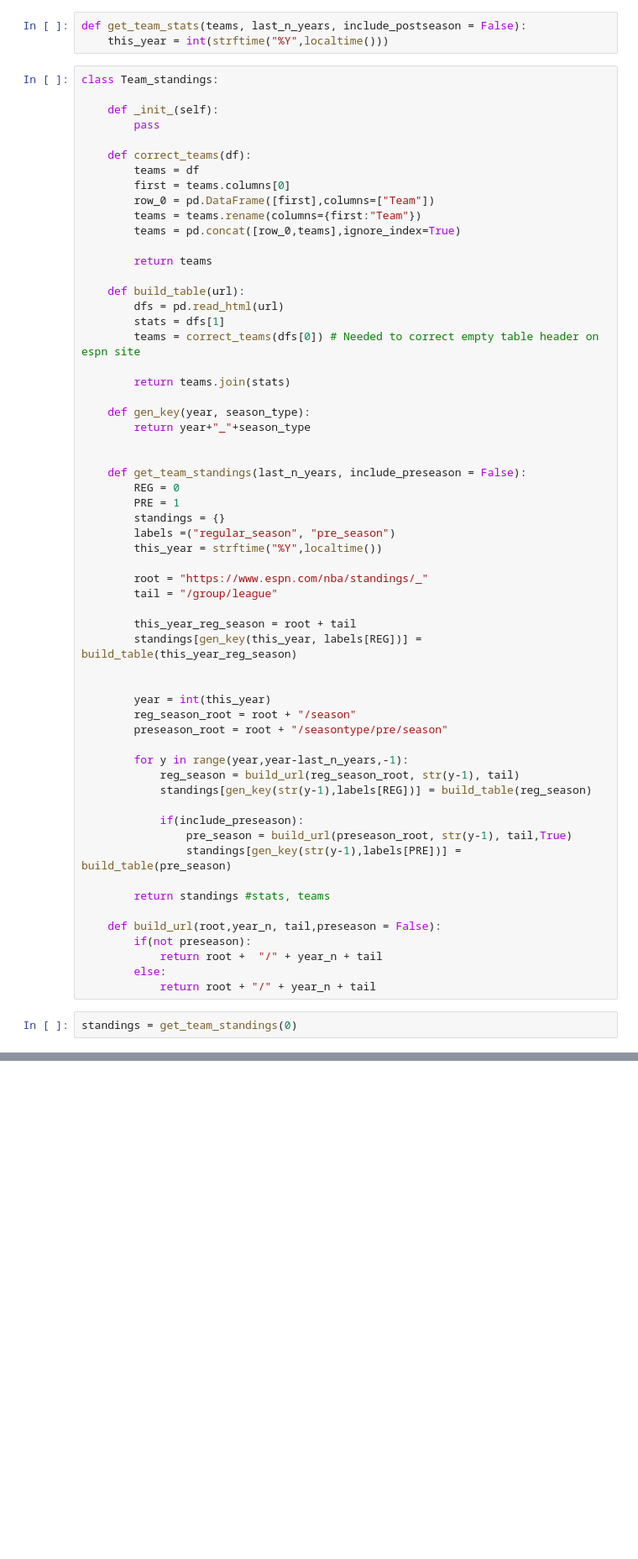
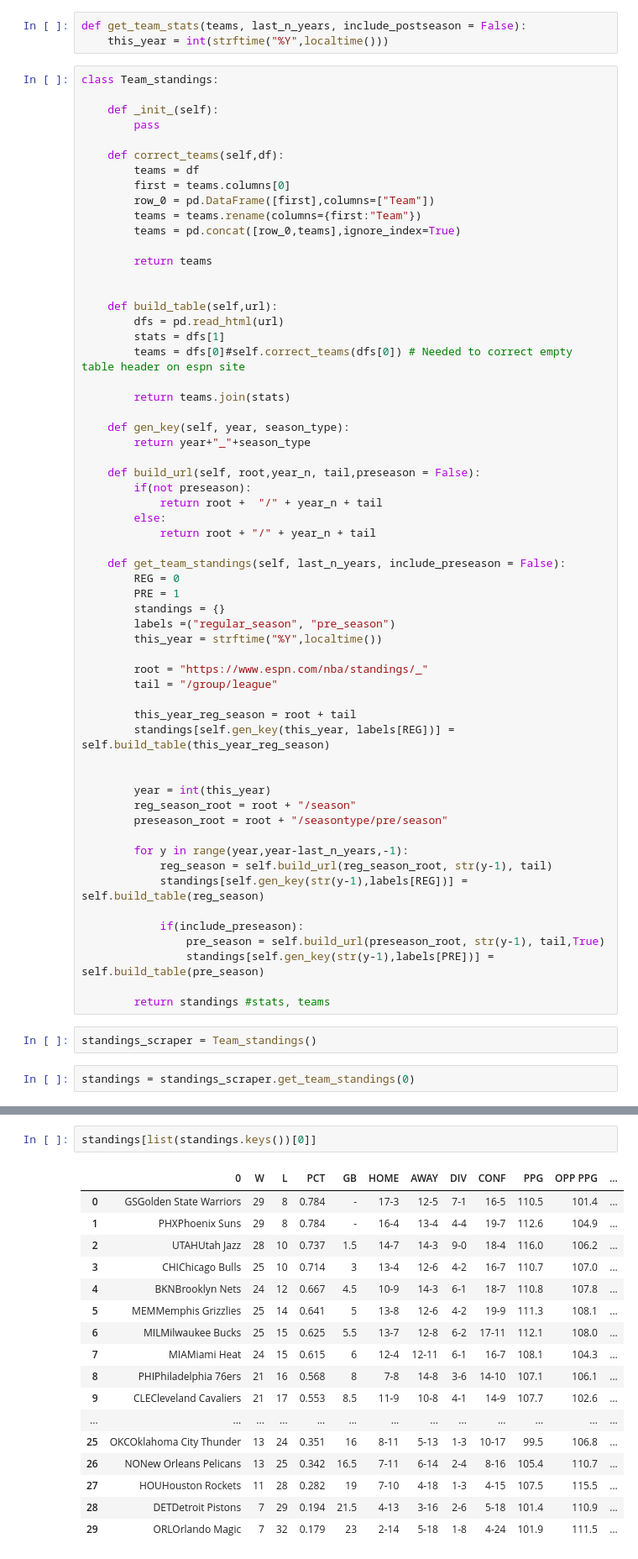
Before and after one commit to Blunt10K/NBA, a Jupyter notebook: Web_scraper.ipynb, the cells around one changed output, grey strips where cells are left out. Shown at 84% size. Saved outputs shown, nothing was run; the diff lists cells and outputs as text; blank space fills up the shorter version.

Commit message:
Web scraper issue for old pandas [oldPandas]

```diff
--- a/Web_scraper.ipynb
+++ b/Web_scraper.ipynb
@@ -30,7 +26,7 @@ class Team_standings:
     def _init_(self):
         pass
 
-    def correct_teams(df):
+    def correct_teams(self,df):
         teams = df
         first = teams.columns[0]
         row_0 = pd.DataFrame([first],columns=["Team"])
@@ -39,18 +35,24 @@ class Team_standings:
 
         return teams
 
-    def build_table(url):
+
+    def build_table(self,url):
         dfs = pd.read_html(url)
         stats = dfs[1]
-        teams = correct_teams(dfs[0]) # Needed to correct empty table header on espn site
+        teams = dfs[0]#self.correct_teams(dfs[0]) # Needed to correct empty table header on espn site
 
         return teams.join(stats)
 
-    def gen_key(year, season_type):
+    def gen_key(self, year, season_type):
         return year+"_"+season_type
 
+    def build_url(self, root,year_n, tail,preseason = False):
+        if(not preseason):
+            return root +  "/" + year_n + tail
+        else:
+            return root + "/" + year_n + tail
 
-    def get_team_standings(last_n_years, include_preseason = False):
+    def get_team_standings(self, last_n_years, include_preseason = False):
         REG = 0
         PRE = 1
         standings = {}
@@ -61,7 +63,7 @@ class Team_standings:
         tail = "/group/league"
 
         this_year_reg_season = root + tail
-        standings[gen_key(this_year, labels[REG])] = build_table(this_year_reg_season)
+        standings[self.gen_key(this_year, labels[REG])] = self.build_table(this_year_reg_season)
 
 
         year = int(this_year)
@@ -69,19 +71,15 @@ class Team_standings:
         preseason_root = root + "/seasontype/pre/season"
 
         for y in range(year,year-last_n_years,-1):
-            reg_season = build_url(reg_season_root, str(y-1), tail)
-            standings[gen_key(str(y-1),labels[REG])] = build_table(reg_season)
+            reg_season = self.build_url(reg_season_root, str(y-1), tail)
+            standings[self.gen_key(str(y-1),labels[REG])] = self.build_table(reg_season)
 
             if(include_preseason):
-                pre_season = build_url(preseason_root, str(y-1), tail,True)
-                standings[gen_key(str(y-1),labels[PRE])] = build_table(pre_season)
+                pre_season = self.build_url(preseason_root, str(y-1), tail,True)
+                standings[self.gen_key(str(y-1),labels[PRE])] = self.build_table(pre_season)
 
         return standings #stats, teams
-
-    def build_url(root,year_n, tail,preseason = False):
-        if(not preseason):
-            return root +  "/" + year_n + tail
-        else:
-            return root + "/" + year_n + tail
+# %%
+standings_scraper = Team_standings()
 # %%
-standings = get_team_standings(0)
+standings = standings_scraper.get_team_standings(0)
@@ -127,0 +86,20 @@ df
+# %%
+standings[list(standings.keys())[0]]
+# %% [output]
+|  | 0 | W | L | PCT | GB | HOME | AWAY | DIV | CONF | PPG | OPP PPG | ... |
+| 0 | GSGolden State Warriors | 29 | 8 | 0.784 | - | 17-3 | 12-5 | 7-1 | 16-5 | 110.5 | 101.4 | ... |
+| 1 | PHXPhoenix Suns | 29 | 8 | 0.784 | - | 16-4 | 13-4 | 4-4 | 19-7 | 112.6 | 104.9 | ... |
+| 2 | UTAHUtah Jazz | 28 | 10 | 0.737 | 1.5 | 14-7 | 14-3 | 9-0 | 18-4 | 116.0 | 106.2 | ... |
+| 3 | CHIChicago Bulls | 25 | 10 | 0.714 | 3 | 13-4 | 12-6 | 4-2 | 16-7 | 110.7 | 107.0 | ... |
+| 4 | BKNBrooklyn Nets | 24 | 12 | 0.667 | 4.5 | 10-9 | 14-3 | 6-1 | 18-7 | 110.8 | 107.8 | ... |
+| 5 | MEMMemphis Grizzlies | 25 | 14 | 0.641 | 5 | 13-8 | 12-6 | 4-2 | 19-9 | 111.3 | 108.1 | ... |
+| 6 | MILMilwaukee Bucks | 25 | 15 | 0.625 | 5.5 | 13-7 | 12-8 | 6-2 | 17-11 | 112.1 | 108.0 | ... |
+| 7 | MIAMiami Heat | 24 | 15 | 0.615 | 6 | 12-4 | 12-11 | 6-1 | 16-7 | 108.1 | 104.3 | ... |
+| 8 | PHIPhiladelphia 76ers | 21 | 16 | 0.568 | 8 | 7-8 | 14-8 | 3-6 | 14-10 | 107.1 | 106.1 | ... |
+| 9 | CLECleveland Cavaliers | 21 | 17 | 0.553 | 8.5 | 11-9 | 10-8 | 4-1 | 14-9 | 107.7 | 102.6 | ... |
+| ... | ... | ... | ... | ... | ... | ... | ... | ... | ... | ... | ... | ... |
+| 25 | OKCOklahoma City Thunder | 13 | 24 | 0.351 | 16 | 8-11 | 5-13 | 1-3 | 10-17 | 99.5 | 106.8 | ... |
+| 26 | NONew Orleans Pelicans | 13 | 25 | 0.342 | 16.5 | 7-11 | 6-14 | 2-4 | 8-16 | 105.4 | 110.7 | ... |
+| 27 | HOUHouston Rockets | 11 | 28 | 0.282 | 19 | 7-10 | 4-18 | 1-3 | 4-15 | 107.5 | 115.5 | ... |
+| 28 | DETDetroit Pistons | 7 | 29 | 0.194 | 21.5 | 4-13 | 3-16 | 2-6 | 5-18 | 101.4 | 110.9 | ... |
+| 29 | ORLOrlando Magic | 7 | 32 | 0.179 | 23 | 2-14 | 5-18 | 1-8 | 4-24 | 101.9 | 111.5 | ... |
```
Also changed, not shown: parts of 5 cells of this notebook, 1 other file.
